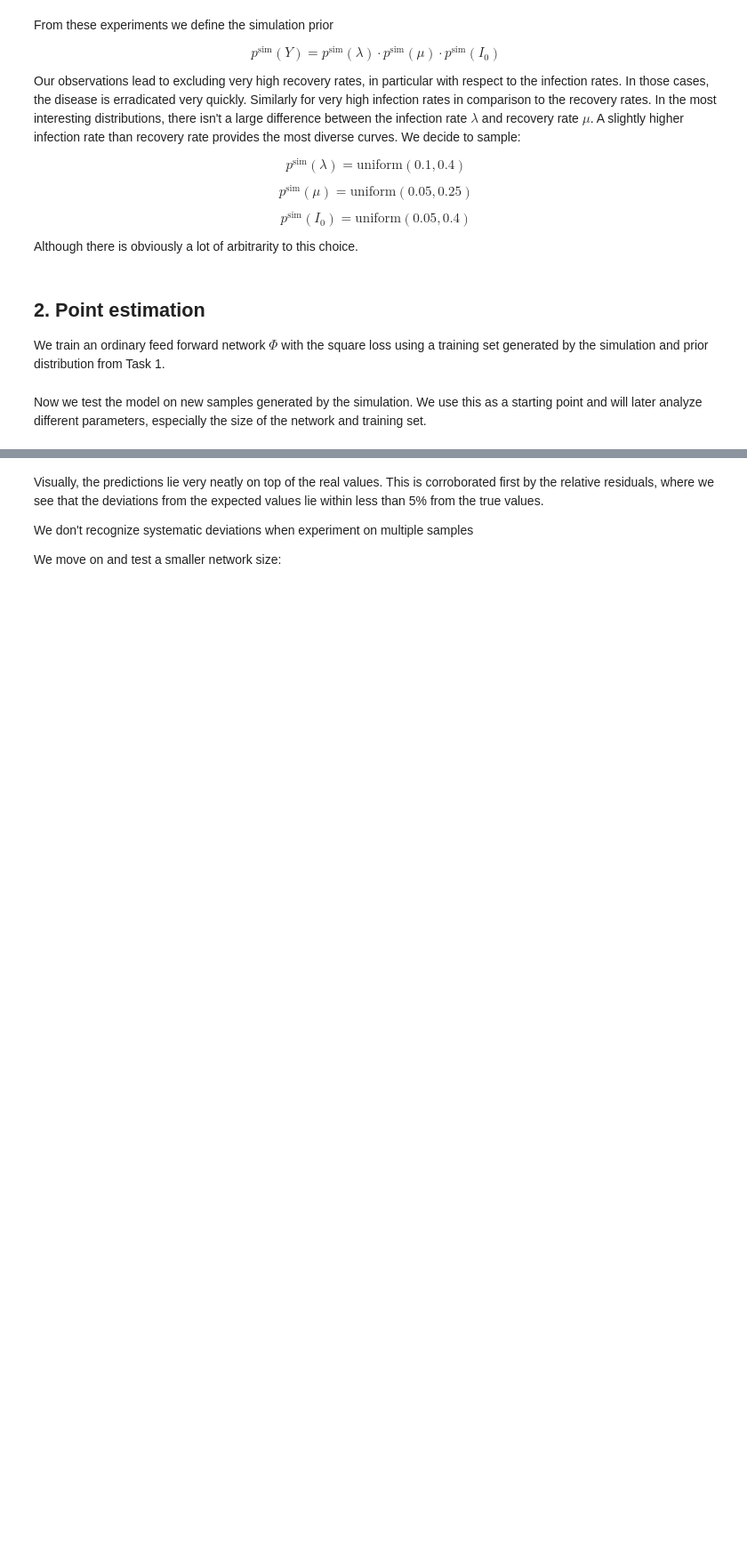
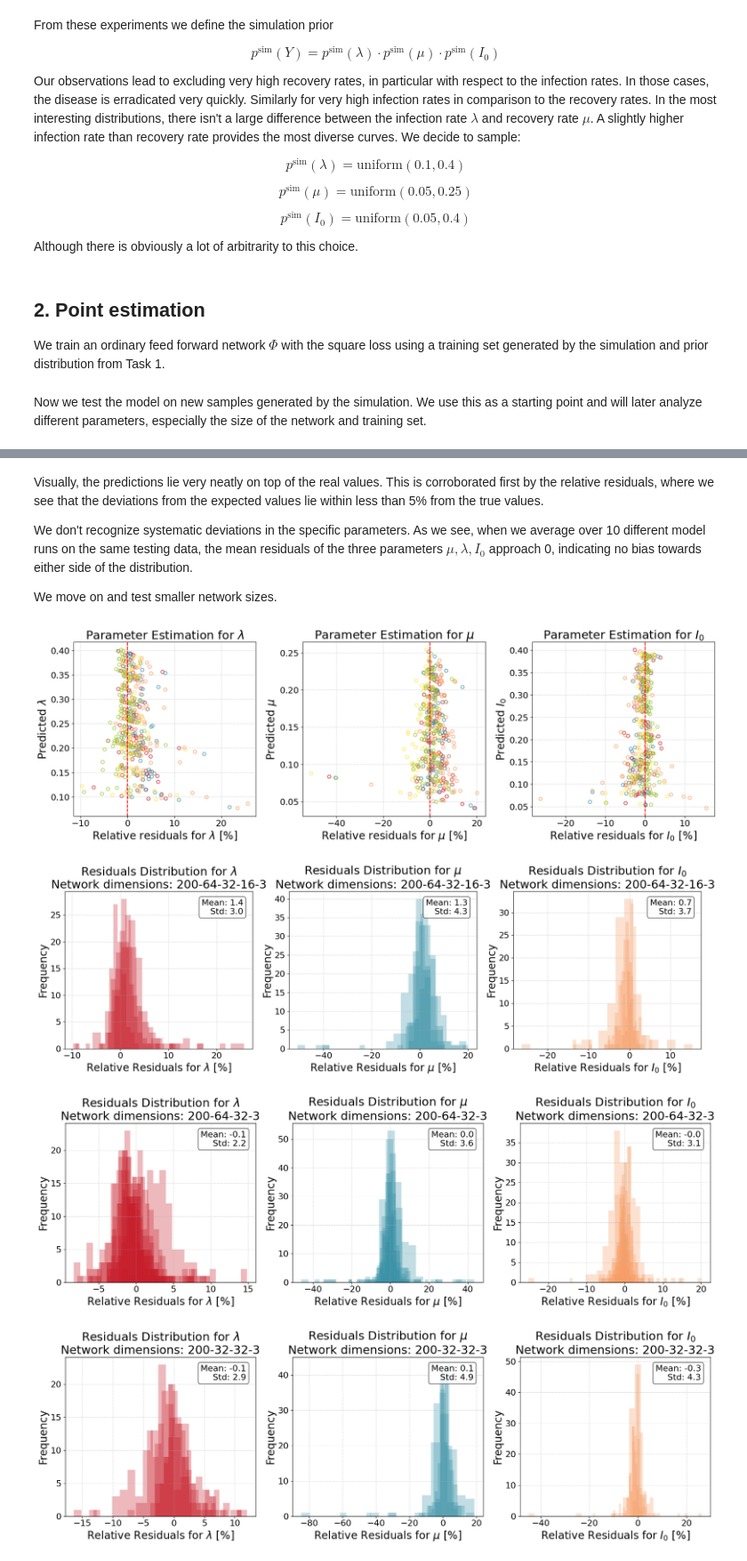
Before and after one commit to juancprolam/generative_neural_networks_for_the_sciences, a Jupyter notebook: ex04/epidemilogy-part-1.ipynb, the cells around one changed output, grey strips where cells are left out. Shown at 89% size. Saved outputs shown, nothing was run; the diff lists cells and outputs as text; code cells hidden in the pictures; blank space fills up the shorter version.

```diff
--- a/ex04/epidemilogy-part-1.ipynb
+++ b/ex04/epidemilogy-part-1.ipynb
@@ -340,6 +342,6 @@ plot_results(y_test.numpy(), y_preds[:10], loss_values[:10], resids = False, his
 # %% [markdown]
 Visually, the predictions lie very neatly on top of the real values. This is corroborated first by the relative residuals, where we see that the deviations from the expected values lie within less than 5% from the true values.
 
-We don't recognize systematic deviations when experiment on multiple samples
+We don't recognize systematic deviations in the specific parameters. As we see, when we average over 10 different model runs on the same testing data, the mean residuals of the three parameters $\mu, \lambda, I_0$ approach 0, indicating no bias towards either side of the distribution.
 
-We move on and test a smaller network size:
+We move on and test smaller network sizes.
@@ -346,8 +373,30 @@ We move on and test a smaller network size:
 # %%
-network_sizes = [[64, 32], [32, 32], [16, 16]]
+y_preds_64x32x16 = [model(X_test).detach().numpy() for model in models_64x32x16]
+loss_values_64x32x16 = [model.losses for model in models_64x32x16]
+plot_results(y_test.numpy(), y_preds_64x32x16[:10], loss_values_64x32x16[:10],
+             resids = True, hists = True, losses = False, network_size = '200-64-32-16-3')
 
-models = []
-for i, layers in enumerate(network_sizes):
-    model = PointEstimatorNN(layers_sizes=layers)
-    model.train(X_train, y_train, n_epochs=200, lr=0.001)
-    models.append(model)
+y_preds_64x32 = [model(X_test).detach().numpy() for model in models]
+loss_values_64x32 = [model.losses for model in models]
+plot_results(y_test.numpy(), y_preds_64x32[:10], loss_values_64x32[:10],
+             resids = False, hists = True, losses = False, network_size = '200-64-32-3')
+
+y_preds_32x32 = [model(X_test).detach().numpy() for model in models_32x32]
+loss_values_32x32 = [model.losses for model in models_32x32]
+plot_results(y_test.numpy(), y_preds_32x32[:10], loss_values_32x32[:10],
+             resids = False, hists = True, losses = False, network_size = '200-32-32-3')
+
+y_preds_32x16 = [model(X_test).detach().numpy() for model in models_32x16]
+loss_values_32x16 = [model.losses for model in models_32x16]
+plot_results(y_test.numpy(), y_preds_32x16[:10], loss_values_32x16[:10],
+             resids = False, hists = True, losses = False, network_size = '200-32-16-3')
+
+y_preds_16x16 = [model(X_test).detach().numpy() for model in models_16x16]
+loss_values_16x16 = [model.losses for model in models_16x16]
+plot_results(y_test.numpy(), y_preds_16x16[:10], loss_values_16x16[:10],
+             resids = True, hists = True, losses = False, network_size = '200-16-16-3')
+# %% [output]
+[figure, added]
+[figure, added]
+[figure, added]
+[figure, added]
```
Also changed, not shown: parts of 5 cells of this notebook, 7 other files.
